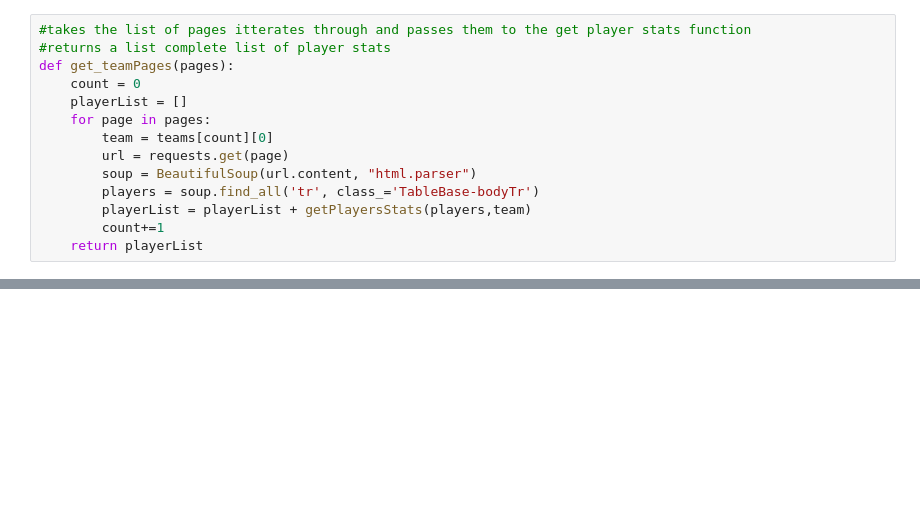
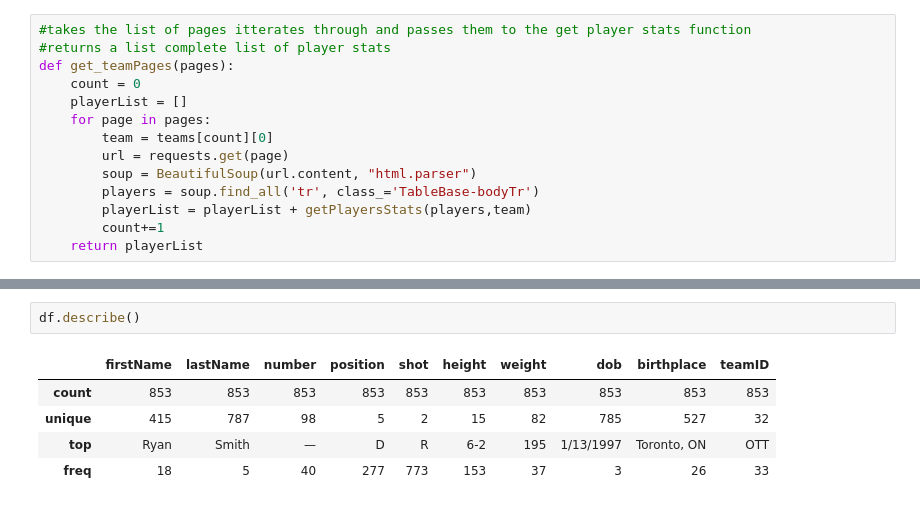
Before and after one commit to Pogo86/nhl, a Jupyter notebook: PandasDev/playerScrape.ipynb, the cells around one changed output, grey strips where cells are left out. Drawn from its saved outputs; the diff is of its cells as text; blank space fills up the shorter version.

```diff
--- a/PandasDev/playerScrape.ipynb
+++ b/PandasDev/playerScrape.ipynb
@@ -110,0 +111,8 @@ df.to_csv(filePath)
+# %%
+df.describe()
+# %% [output]
+|  | firstName | lastName | number | position | shot | height | weight | dob | birthplace | teamID |
+| count | 853 | 853 | 853 | 853 | 853 | 853 | 853 | 853 | 853 | 853 |
+| unique | 415 | 787 | 98 | 5 | 2 | 15 | 82 | 785 | 527 | 32 |
+| top | Ryan | Smith | — | D | R | 6-2 | 195 | 1/13/1997 | Toronto, ON | OTT |
+| freq | 18 | 5 | 40 | 277 | 773 | 153 | 37 | 3 | 26 | 33 |
```
Also changed, not shown: parts of 3 cells of this notebook, 1 other file.
